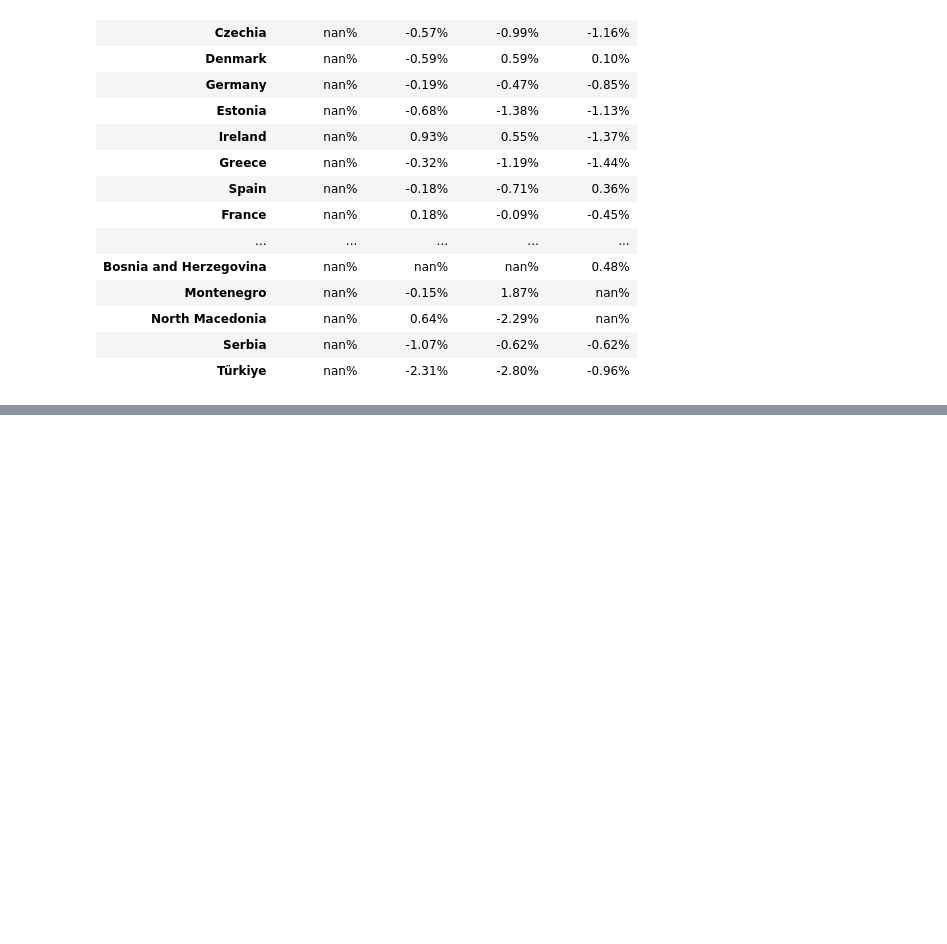
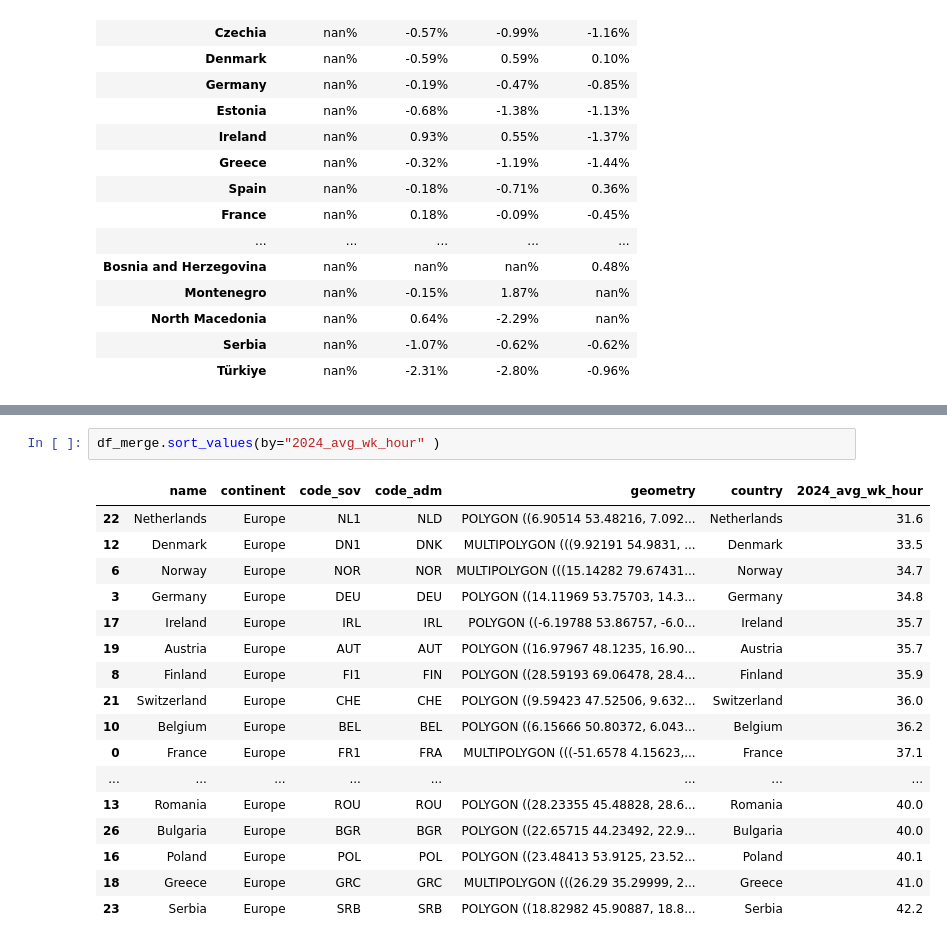
Before and after one commit to tdoan123/data-learning-journey, a Jupyter notebook: Python/Bamboo Weekly/bw_127.ipynb, the cells around one changed output, grey strips where cells are left out. Saved outputs shown, nothing was run; the diff lists cells and outputs as text; blank space fills up the shorter version.

```diff
--- a/Python/Bamboo Weekly/bw_127.ipynb
+++ b/Python/Bamboo Weekly/bw_127.ipynb
@@ -260,0 +394,20 @@ Name: 2024, dtype: float64
+# %%
+df_merge.sort_values(by="2024_avg_wk_hour" )
+# %% [output]
+|  | name | continent | code_sov | code_adm | geometry | country | 2024_avg_wk_hour |
+| 22 | Netherlands | Europe | NL1 | NLD | POLYGON ((6.90514 53.48216, 7.092... | Netherlands | 31.6 |
+| 12 | Denmark | Europe | DN1 | DNK | MULTIPOLYGON (((9.92191 54.9831, ... | Denmark | 33.5 |
+| 6 | Norway | Europe | NOR | NOR | MULTIPOLYGON (((15.14282 79.67431... | Norway | 34.7 |
+| 3 | Germany | Europe | DEU | DEU | POLYGON ((14.11969 53.75703, 14.3... | Germany | 34.8 |
+| 17 | Ireland | Europe | IRL | IRL | POLYGON ((-6.19788 53.86757, -6.0... | Ireland | 35.7 |
+| 19 | Austria | Europe | AUT | AUT | POLYGON ((16.97967 48.1235, 16.90... | Austria | 35.7 |
+| 8 | Finland | Europe | FI1 | FIN | POLYGON ((28.59193 69.06478, 28.4... | Finland | 35.9 |
+| 21 | Switzerland | Europe | CHE | CHE | POLYGON ((9.59423 47.52506, 9.632... | Switzerland | 36.0 |
+| 10 | Belgium | Europe | BEL | BEL | POLYGON ((6.15666 50.80372, 6.043... | Belgium | 36.2 |
+| 0 | France | Europe | FR1 | FRA | MULTIPOLYGON (((-51.6578 4.15623,... | France | 37.1 |
+| ... | ... | ... | ... | ... | ... | ... | ... |
+| 13 | Romania | Europe | ROU | ROU | POLYGON ((28.23355 45.48828, 28.6... | Romania | 40.0 |
+| 26 | Bulgaria | Europe | BGR | BGR | POLYGON ((22.65715 44.23492, 22.9... | Bulgaria | 40.0 |
+| 16 | Poland | Europe | POL | POL | POLYGON ((23.48413 53.9125, 23.52... | Poland | 40.1 |
+| 18 | Greece | Europe | GRC | GRC | MULTIPOLYGON (((26.29 35.29999, 2... | Greece | 41.0 |
+| 23 | Serbia | Europe | SRB | SRB | POLYGON ((18.82982 45.90887, 18.8... | Serbia | 42.2 |
```
Also changed, not shown: parts of 23 cells of this notebook.
